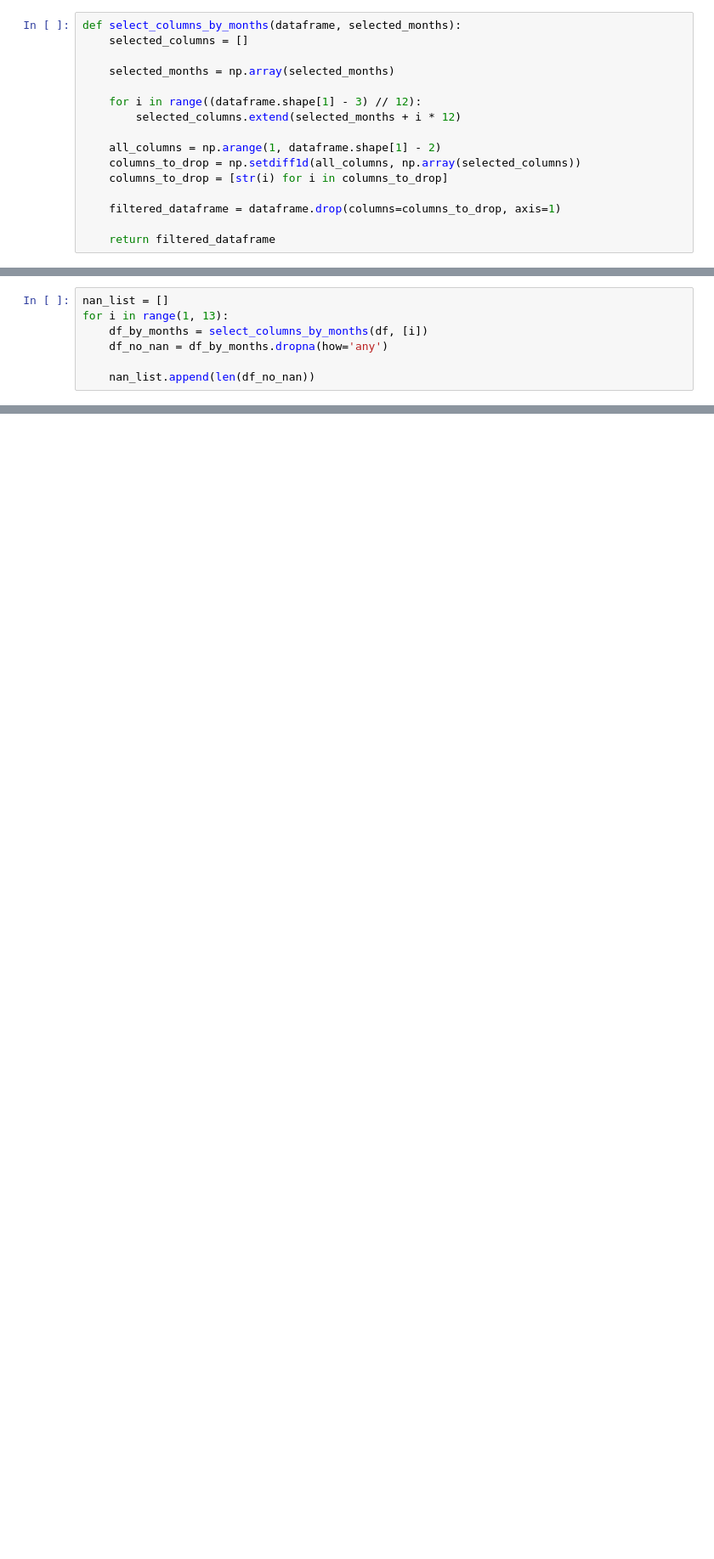
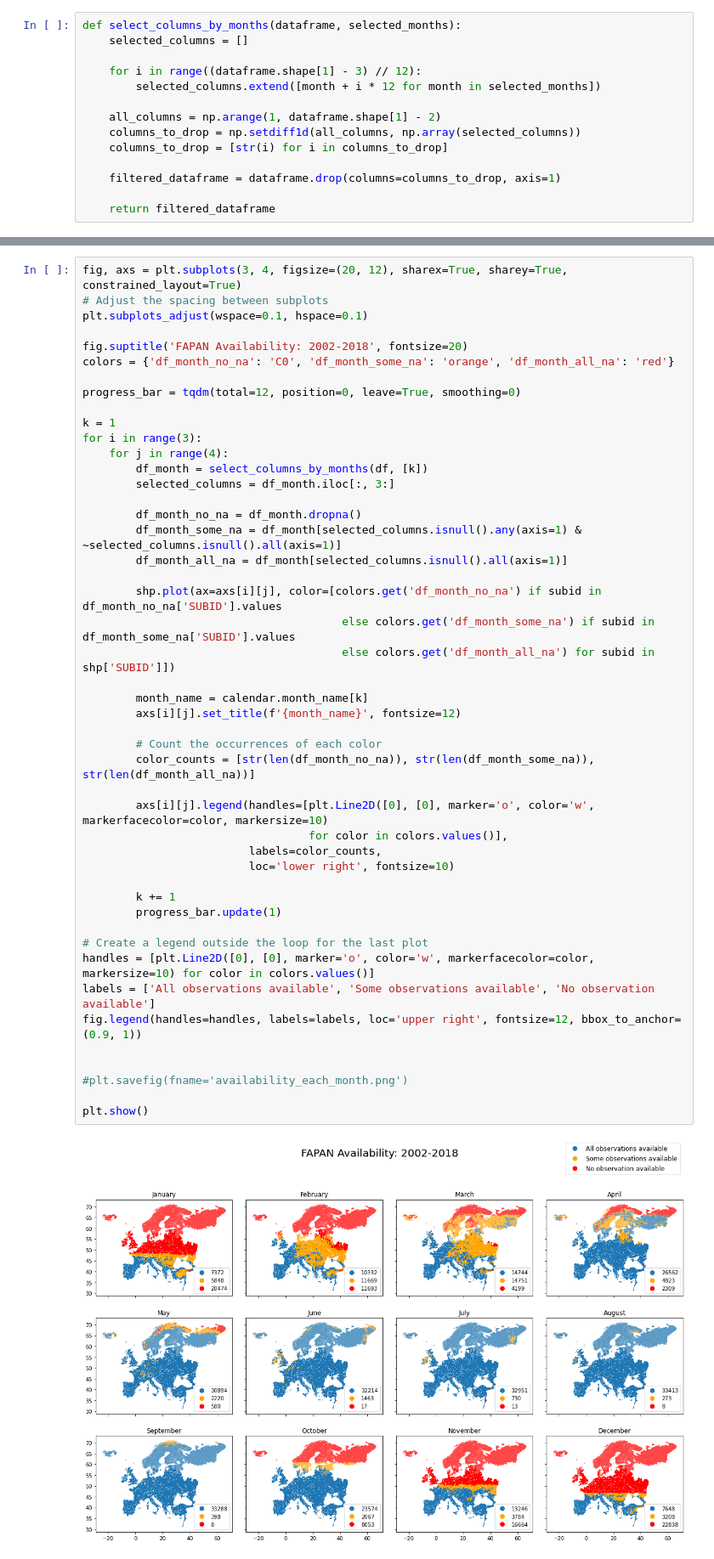
Before and after one commit to climateintelligence/Droughts, a Jupyter notebook: Andrés/notebooks/FAPAN_exploration.ipynb, the cells around one changed output, grey strips where cells are left out. Shown at 85% size. Cells and saved outputs as stored; diff of their text form; blank space fills up the shorter version.

```diff
--- a/Andrés/notebooks/FAPAN_exploration.ipynb
+++ b/Andrés/notebooks/FAPAN_exploration.ipynb
@@ -84,10 +91,8 @@ plt.show()
 def select_columns_by_months(dataframe, selected_months):
     selected_columns = []
 
-    selected_months = np.array(selected_months)
-
     for i in range((dataframe.shape[1] - 3) // 12):
-        selected_columns.extend(selected_months + i * 12)
+        selected_columns.extend([month + i * 12 for month in selected_months])
 
     all_columns = np.arange(1, dataframe.shape[1] - 2)
     columns_to_drop = np.setdiff1d(all_columns, np.array(selected_columns))
@@ -116,7 +103,0 @@ df_months
-# %%
-nan_list = []
-for i in range(1, 13):
-    df_by_months = select_columns_by_months(df, [i])
-    df_no_nan = df_by_months.dropna(how='any')
-
-    nan_list.append(len(df_no_nan))
@@ -142,0 +104,49 @@ df_no_nan.to_csv("../data/FAPAN_august_no_nan", index=False)
+# %%
+fig, axs = plt.subplots(3, 4, figsize=(20, 12), sharex=True, sharey=True, constrained_layout=True)
+# Adjust the spacing between subplots
+plt.subplots_adjust(wspace=0.1, hspace=0.1)
+
+fig.suptitle('FAPAN Availability: 2002-2018', fontsize=20)
+colors = {'df_month_no_na': 'C0', 'df_month_some_na': 'orange', 'df_month_all_na': 'red'}
+
+progress_bar = tqdm(total=12, position=0, leave=True, smoothing=0)
+
+k = 1
+for i in range(3):
+    for j in range(4):
+        df_month = select_columns_by_months(df, [k])
+        selected_columns = df_month.iloc[:, 3:]
+
+        df_month_no_na = df_month.dropna()
+        df_month_some_na = df_month[selected_columns.isnull().any(axis=1) & ~selected_columns.isnull().all(axis=1)]
+        df_month_all_na = df_month[selected_columns.isnull().all(axis=1)]
+
+        shp.plot(ax=axs[i][j], color=[colors.get('df_month_no_na') if subid in df_month_no_na['SUBID'].values
+                                       else colors.get('df_month_some_na') if subid in df_month_some_na['SUBID'].values
+                                       else colors.get('df_month_all_na') for subid in shp['SUBID']])
+
+        month_name = calendar.month_name[k]
+        axs[i][j].set_title(f'{month_name}', fontsize=12)
+
+        # Count the occurrences of each color
+        color_counts = [str(len(df_month_no_na)), str(len(df_month_some_na)), str(len(df_month_all_na))]
+
+        axs[i][j].legend(handles=[plt.Line2D([0], [0], marker='o', color='w', markerfacecolor=color, markersize=10)
+                                  for color in colors.values()],
+                         labels=color_counts,
+                         loc='lower right', fontsize=10)
+
+        k += 1
+        progress_bar.update(1)
+
+# Create a legend outside the loop for the last plot
+handles = [plt.Line2D([0], [0], marker='o', color='w', markerfacecolor=color, markersize=10) for color in colors.values()]
+labels = ['All observations available', 'Some observations available', 'No observation available']
+fig.legend(handles=handles, labels=labels, loc='upper right', fontsize=12, bbox_to_anchor=(0.9, 1))
+
+
+#plt.savefig(fname='availability_each_month.png')
+
+plt.show()
+# %% [output]
+[figure, added]
```
Also changed, not shown: parts of 28 cells of this notebook, 1 other file.
